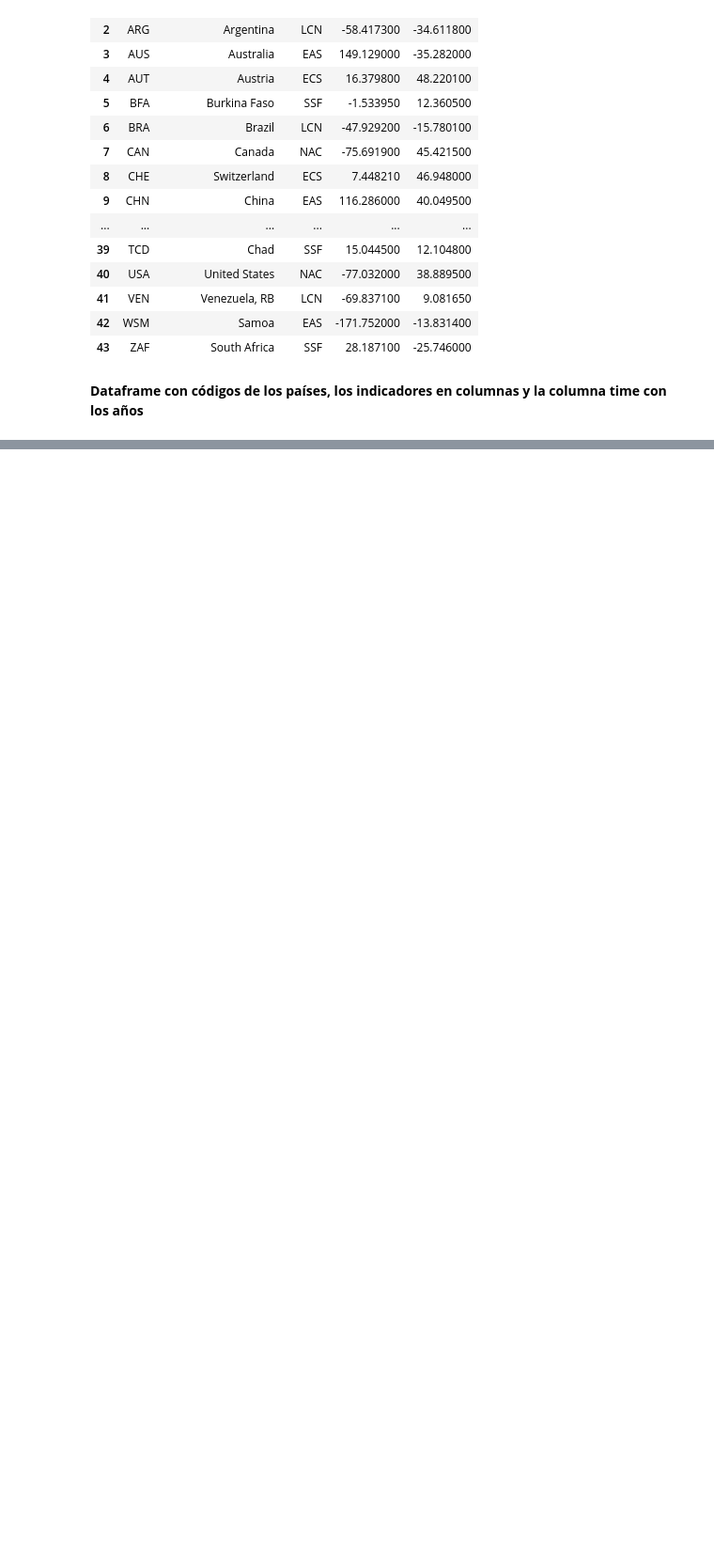
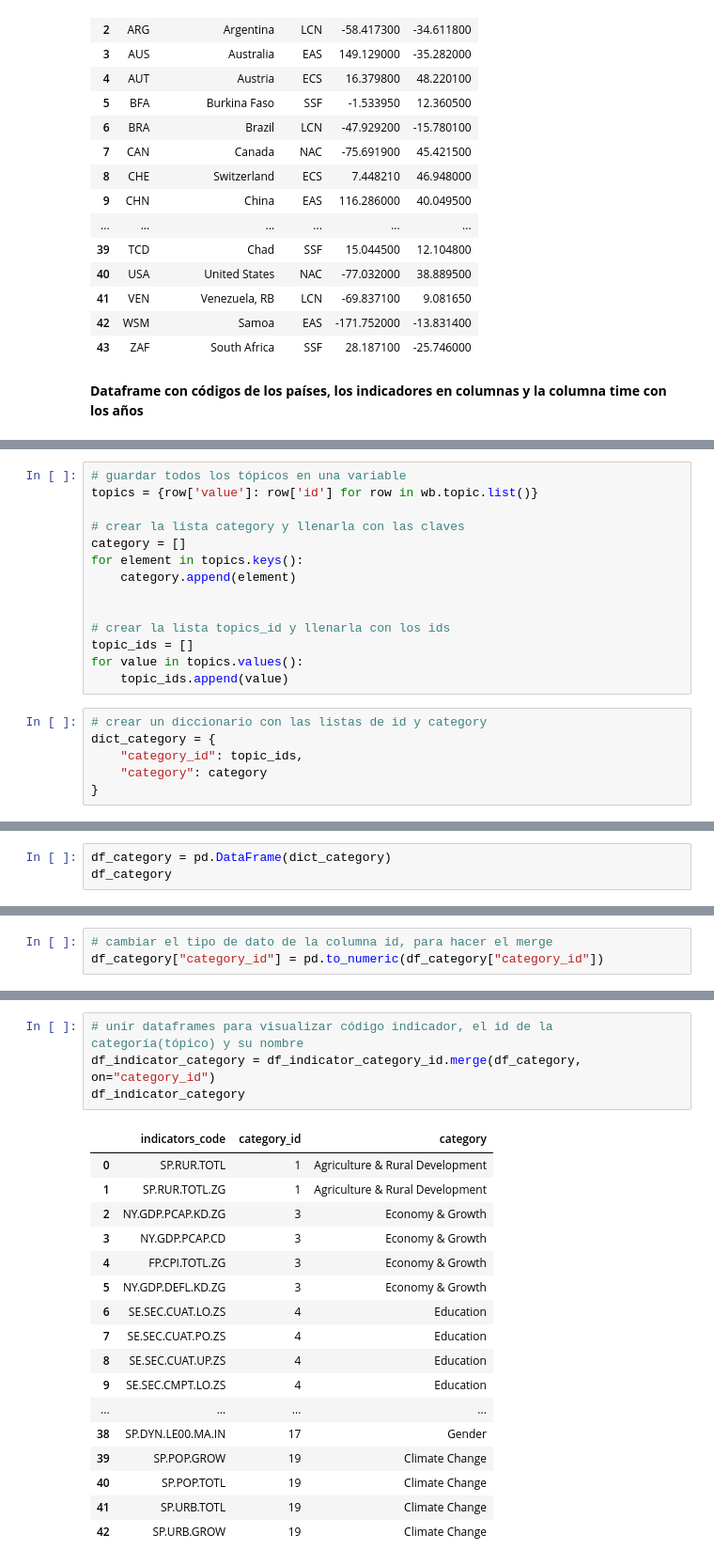
Before and after one commit to fercof87/PF-Esperanza-De-Vida, a Jupyter notebook: data api/data_api_opt.ipynb, the cells around one changed output, grey strips where cells are left out. Shown at 94% size. Drawn from its saved outputs; the diff is of its cells as text; blank space fills up the shorter version.

```diff
--- a/data api/data_api_opt.ipynb
+++ b/data api/data_api_opt.ipynb
@@ -74,0 +200,20 @@ df_wdi
+# %%
+# guardar todos los tópicos en una variable
+topics = {row['value']: row['id'] for row in wb.topic.list()}
+
+# crear la lista category y llenarla con las claves
+category = []
+for element in topics.keys():
+    category.append(element)
+
+
+# crear la lista topics_id y llenarla con los ids
+topic_ids = []
+for value in topics.values():
+    topic_ids.append(value)
+# %%
+# crear un diccionario con las listas de id y category
+dict_category = {
+    "category_id": topic_ids,
+    "category": category
+}
@@ -74,0 +222,3 @@ df_wdi
+# %%
+df_category = pd.DataFrame(dict_category)
+df_category
@@ -74,0 +250,3 @@ df_wdi
+# %%
+# cambiar el tipo de dato de la columna id, para hacer el merge
+df_category["category_id"] = pd.to_numeric(df_category["category_id"])
@@ -74,0 +260,22 @@ df_wdi
+# %%
+# unir dataframes para visualizar código indicador, el id de la categoría(tópico) y su nombre
+df_indicator_category = df_indicator_category_id.merge(df_category, on="category_id")
+df_indicator_category
+# %% [output]
+|  | indicators_code | category_id | category |
+| 0 | SP.RUR.TOTL | 1 | Agriculture & Rural Development |
+| 1 | SP.RUR.TOTL.ZG | 1 | Agriculture & Rural Development |
+| 2 | NY.GDP.PCAP.KD.ZG | 3 | Economy & Growth |
+| 3 | NY.GDP.PCAP.CD | 3 | Economy & Growth |
+| 4 | FP.CPI.TOTL.ZG | 3 | Economy & Growth |
+| 5 | NY.GDP.DEFL.KD.ZG | 3 | Economy & Growth |
+| 6 | SE.SEC.CUAT.LO.ZS | 4 | Education |
+| 7 | SE.SEC.CUAT.PO.ZS | 4 | Education |
+| 8 | SE.SEC.CUAT.UP.ZS | 4 | Education |
+| 9 | SE.SEC.CMPT.LO.ZS | 4 | Education |
+| ... | ... | ... | ... |
+| 38 | SP.DYN.LE00.MA.IN | 17 | Gender |
+| 39 | SP.POP.GROW | 19 | Climate Change |
+| 40 | SP.POP.TOTL | 19 | Climate Change |
+| 41 | SP.URB.TOTL | 19 | Climate Change |
+| 42 | SP.URB.GROW | 19 | Climate Change |
```
Also changed, not shown: parts of 26 cells of this notebook.
